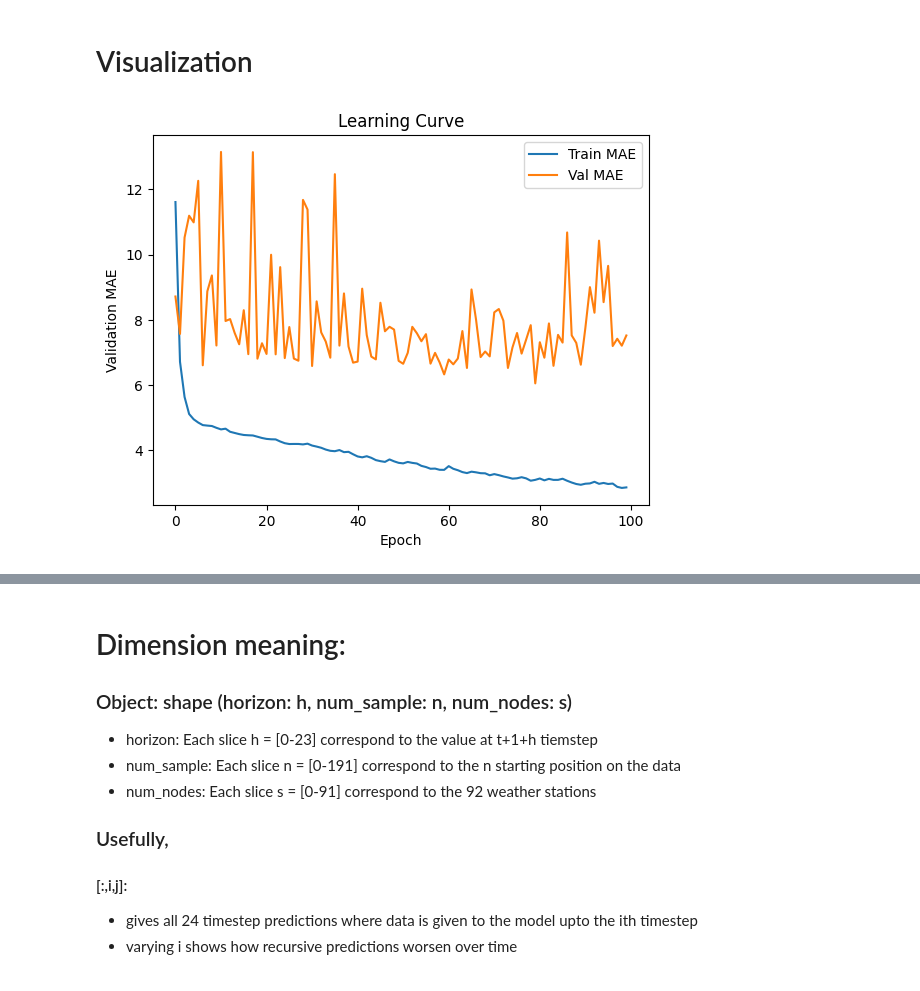
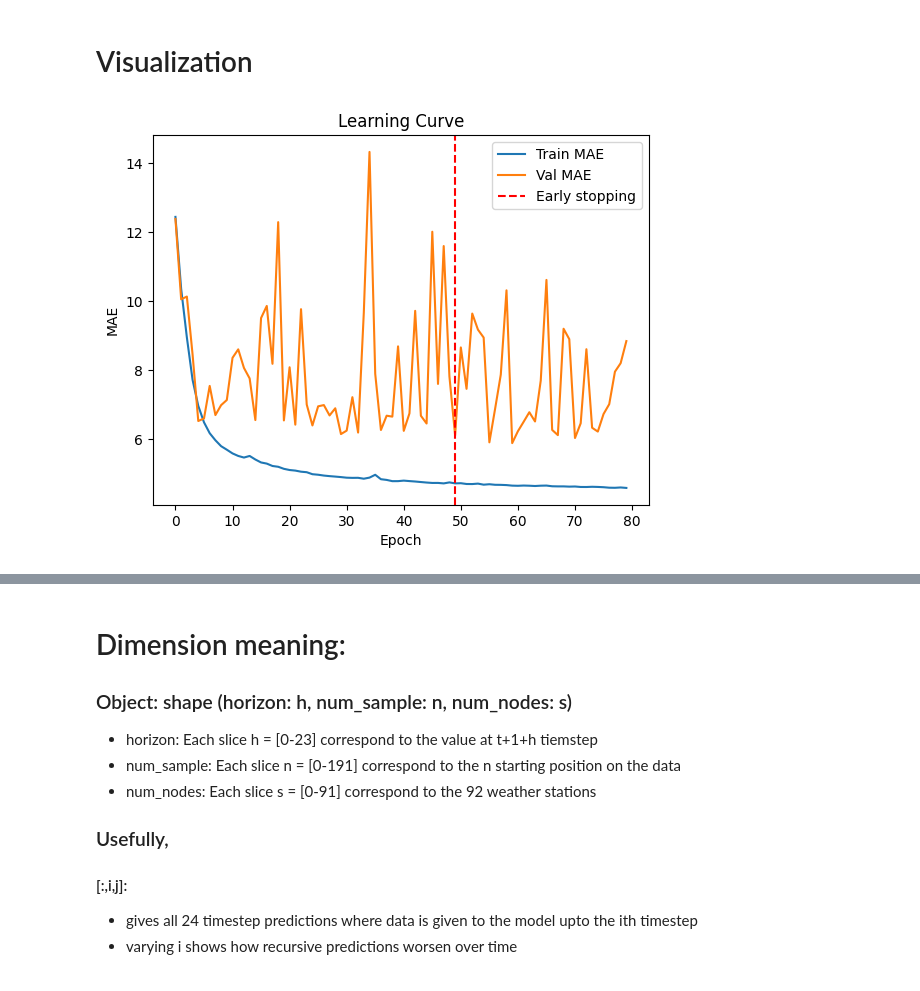
Before and after one commit to GemsLoveNLP/DCRNN_PyTorch, a Jupyter notebook: evaluate.ipynb, the cells around one changed output, grey strips where cells are left out. Cells and saved outputs as stored; diff of their text form; code cells hidden in the pictures.

```diff
--- a/evaluate.ipynb
+++ b/evaluate.ipynb
@@ -68,12 +68,13 @@ test Predictions saved as data/predictions/test_dcrnn_predictions.npz.
 # %% [markdown]
 # Visualization
 # %%
-def view_learning_curve(log_file):
+def create_learning_curve(log_file):
     val_mae_values = []
     train_mae_values = []
     stop_epoch = None
     patience = 30
 
+    # Parse log file
     with open(log_file, 'r') as f:
         for line in f:
             if 'val_mae' in line:
@@ -85,15 +86,25 @@ def view_learning_curve(log_file):
                 train_mae = float(line.split('train_mae: ')[1].split(',')[0])
                 train_mae_values.append(train_mae)
 
-    plt.plot(train_mae_values, label="Train MAE")
-    plt.plot(val_mae_values, label="Val MAE")
-    if stop_epoch:
-        plt.axvline(x=stop_epoch, color='r', linestyle='--', label='Early stopping')
-    plt.xlabel('Epoch')
-    plt.ylabel('Validation MAE')
-    plt.title('Learning Curve')
-    plt.legend()
-    plt.show()
+    # Create the figure and axis
+    fig, ax = plt.subplots()
+
+    # Plot
+    ax.plot(train_mae_values, label="Train MAE")
+    ax.plot(val_mae_values, label="Val MAE")
+    if stop_epoch is not None:
+        ax.axvline(x=stop_epoch, color='r', linestyle='--', label='Early stopping')
+    ax.set_xlabel('Epoch')
+    ax.set_ylabel('MAE')
+    ax.set_title('Learning Curve')
+    ax.legend()
+
+    # Return the figure object so we can use it elsewhere
+    return fig
+
+def save_learning_curve(fig, filename):
+    # Save the figure to the specified file
+    fig.savefig(filename, bbox_inches='tight')
 
 def compute_at_horizon(predictions, truth, sample_idx, sensor_idx):
     # Extract time series
@@ -182,10 +193,10 @@ def visualize(file_name):
     compute_mae_per_horizon(predictions,truth)
     compute_at_sample(predictions,truth,0,0)
     compute_mae_per_sample(predictions,truth)
-# %%
-view_learning_curve("experiments/dcrnn_DR_2_h_24_64-64_lr_0.01_bs_64_0311200759/info.log")
-# %% [output]
-[figure, removed]
+# %%
+fig = create_learning_curve("experiments/dcrnn_DR_2_h_24_32-32-32_lr_0.001_bs_64_0314161003/info.log")
+# %% [output]
+[figure, added]
 # %%
 visualize("data/predictions/train_dcrnn_predictions.npz")
 # %% [output]
```
Also changed, not shown: parts of 7 cells of this notebook, 11 other files.
